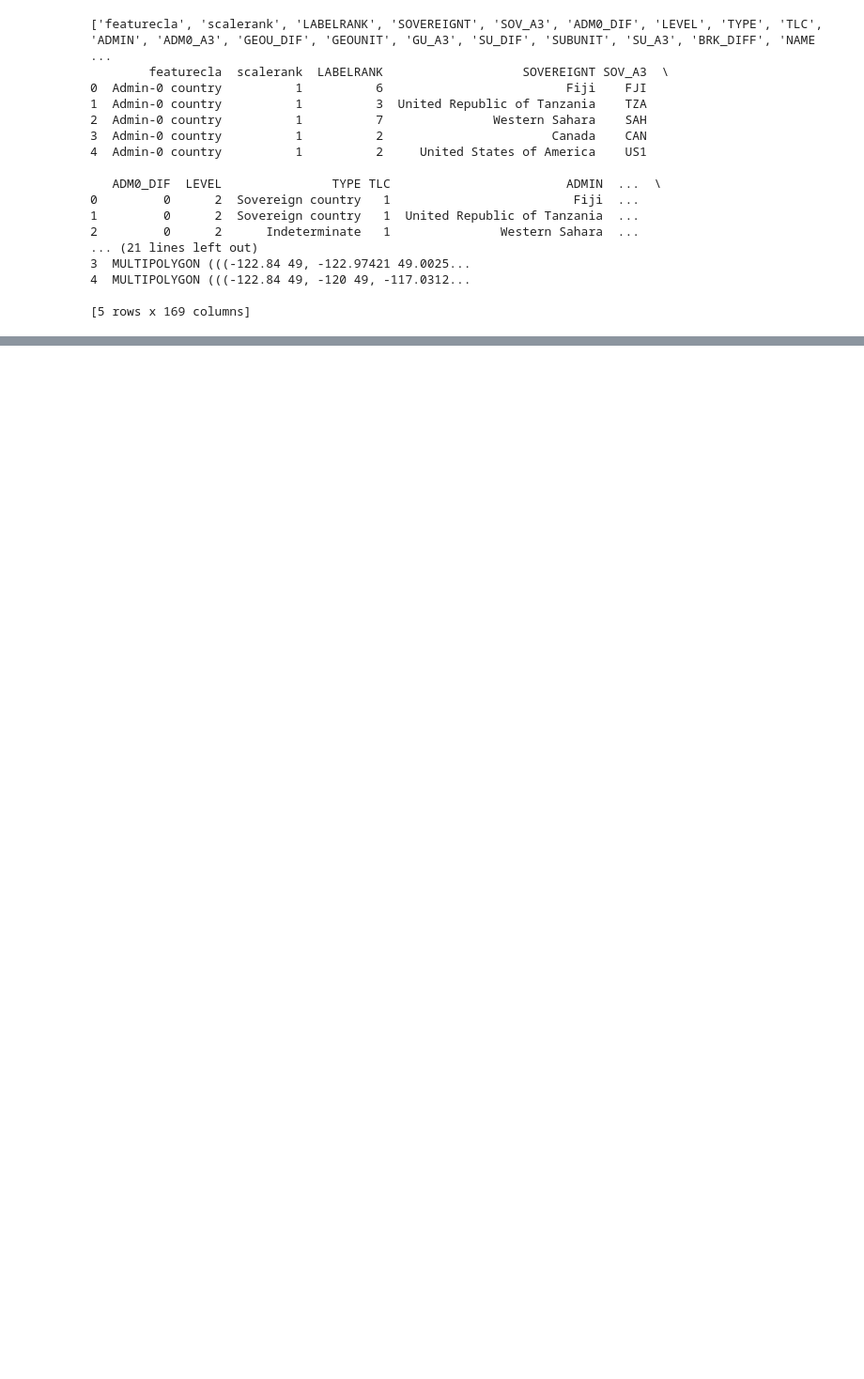
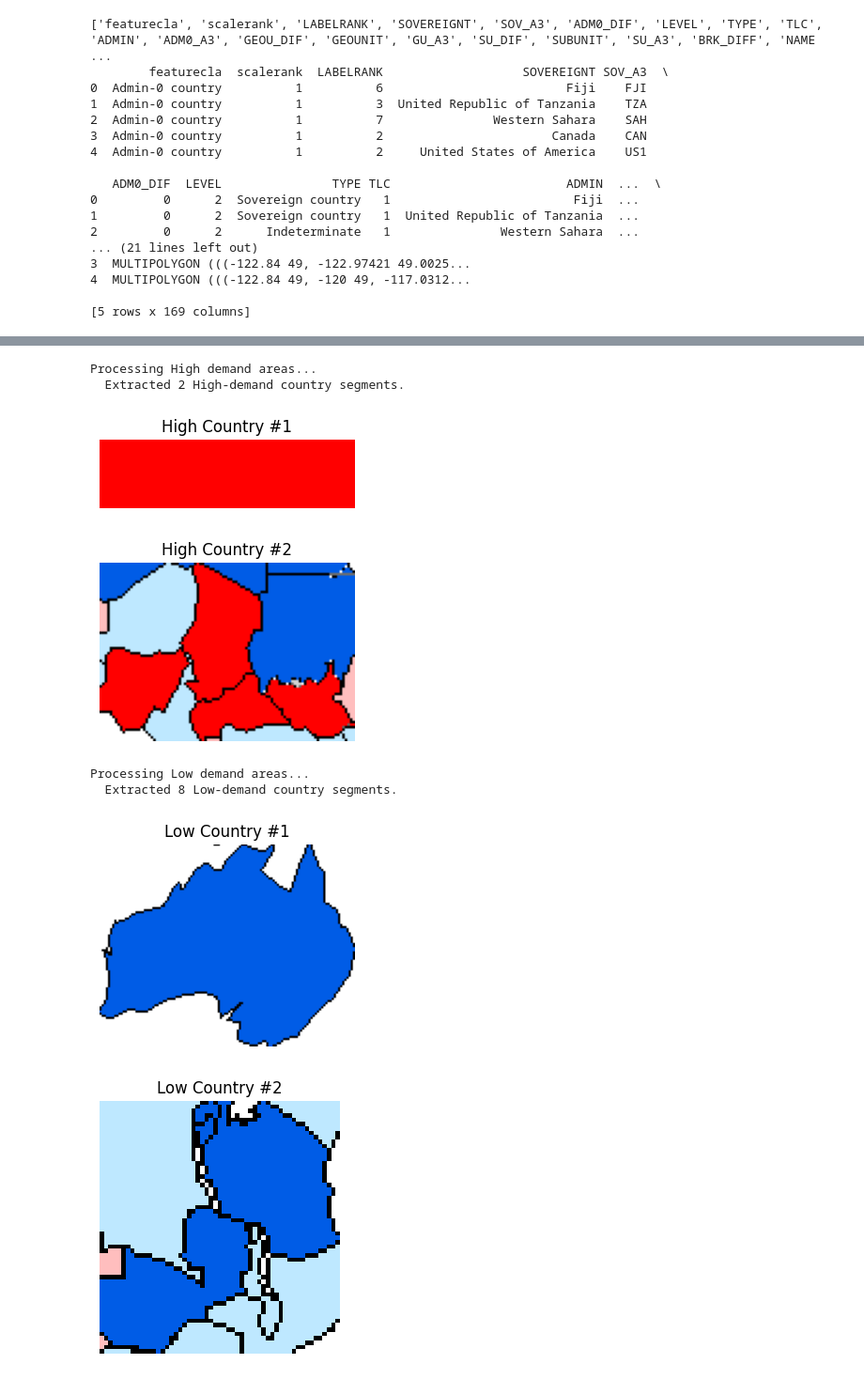
Before and after one commit to nmarizani/ml_pipeline_summative, a Jupyter notebook: notebook/vaccine_demand_prediction.ipynb, the cells around one changed output, grey strips where cells are left out. Shown at 94% size. Cells and saved outputs as stored; diff of their text form; code cells hidden in the pictures; blank space fills up the shorter version.

```diff
--- a/notebook/vaccine_demand_prediction.ipynb
+++ b/notebook/vaccine_demand_prediction.ipynb
@@ -66,8 +44,0 @@ Extracted 2 high-demand country segments.
-# %%
-# Displaying extracted country segments
-for i, roi in enumerate(country_segments):
-    plt.figure(figsize=(4,4))
-    plt.imshow(cv2.cvtColor(roi, cv2.COLOR_BGR2RGB))
-    plt.title(f"High-Demand Country #{i+1}")
-    plt.axis("off")
-    plt.show()
@@ -194,0 +70,63 @@ plt.show()
+# %%
+# Loading image for test data (DTP3 map)
+img_path = "../data/raw_maps/dtp3_vaccine.png"
+image = cv2.imread(img_path)
+
+# Base output folder for train data
+base_output_folder = "../data/test"
+
+# Defining color ranges for demand levels
+demand_levels = {
+    "High": {
+        "lower": np.array([0, 0, 200], dtype="uint8"),   # Red
+        "upper": np.array([50, 50, 255], dtype="uint8")
+    },
+    "Low": {
+        "lower": np.array([200, 0, 0], dtype="uint8"),   # Blue
+        "upper": np.array([255, 100, 100], dtype="uint8")
+    }
+}
+
+for demand, bounds in demand_levels.items():
+    print(f"\nProcessing {demand} demand areas...")
+
+    # Create a specific subfolder for this demand level
+    output_folder = os.path.join(base_output_folder, f"{demand.lower()}_demand")
+    os.makedirs(output_folder, exist_ok=True)
+
+    # Creating mask for the current demand color
+    mask = cv2.inRange(image, bounds["lower"], bounds["upper"])
+
+    # Finding contours for regions
+    contours, _ = cv2.findContours(mask, cv2.RETR_EXTERNAL, cv2.CHAIN_APPROX_SIMPLE)
+
+    country_segments = []
+
+    for cnt in contours:
+        area = cv2.contourArea(cnt)
+        if area > 500:  # Filter small areas
+            x, y, w, h = cv2.boundingRect(cnt)
+            roi = image[y:y+h, x:x+w]
+            country_segments.append(roi)
+
+    print(f"  Extracted {len(country_segments)} {demand}-demand country segments.")
+
+    # Showing and saving each segment
+    for i, roi in enumerate(country_segments):
+        plt.figure(figsize=(3.5, 3.5))
+        plt.imshow(cv2.cvtColor(roi, cv2.COLOR_BGR2RGB))
+        plt.title(f"{demand} Country #{i+1}")
+        plt.axis("off")
+        plt.show()
+
+        file_name = f"{demand.lower()}_demand_country_{i+1}.png"
+        cv2.imwrite(os.path.join(output_folder, file_name), roi)
+# %% [output]
+Processing High demand areas...
+  Extracted 2 High-demand country segments.
+[figure, added]
+[figure, added]
+Processing Low demand areas...
+  Extracted 8 Low-demand country segments.
+[figure, added]
+[figure, added]
```
Also changed, not shown: parts of 12 cells of this notebook.
